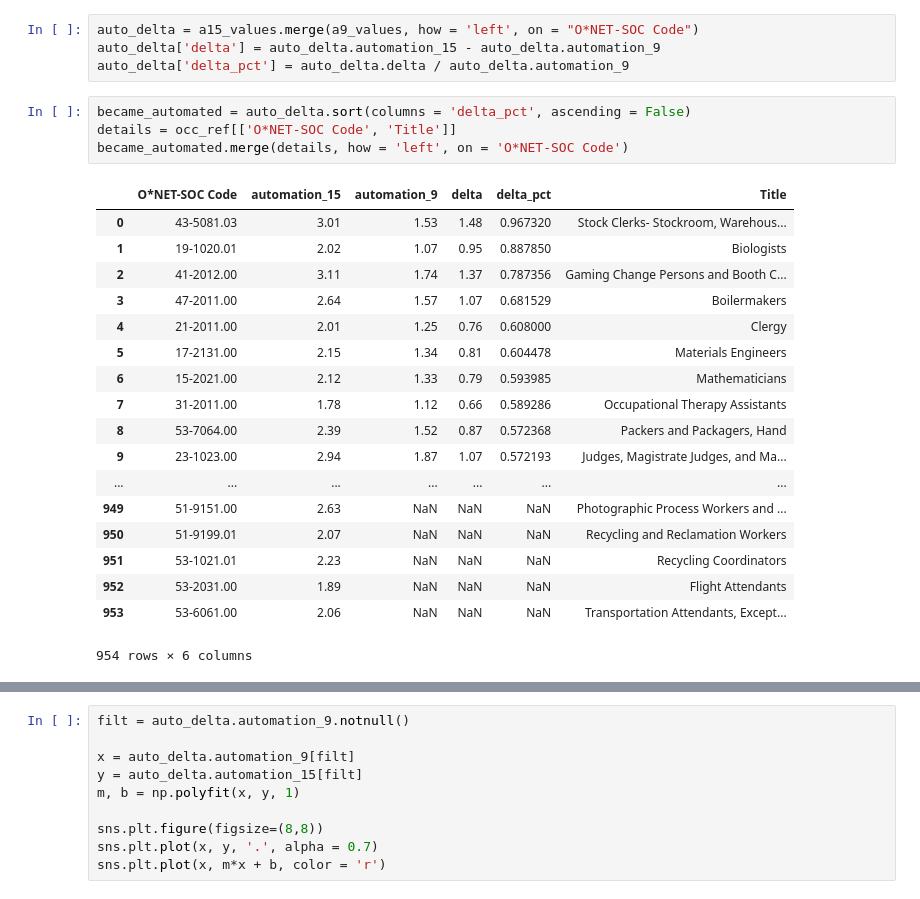
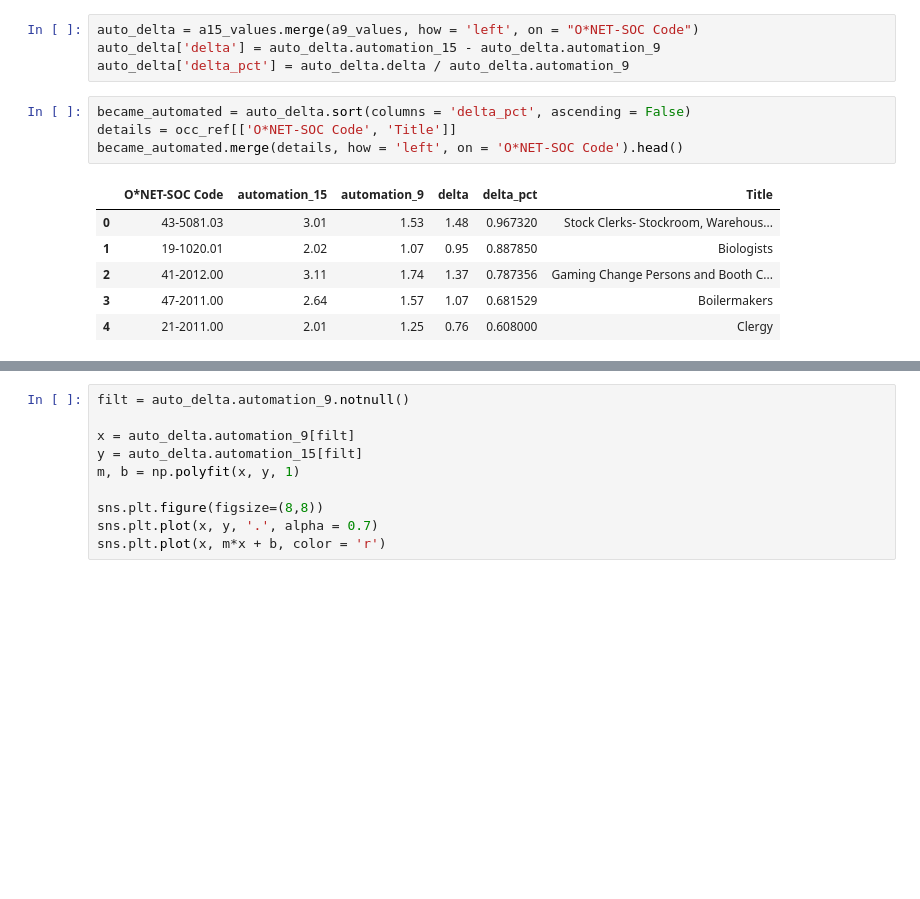
Before and after one commit to c0ns0le/future-employment, a Jupyter notebook: code/EDA.ipynb, the cells around one changed output, grey strips where cells are left out. Saved outputs shown, nothing was run; the diff lists cells and outputs as text; blank space fills up the shorter version.

```diff
--- a/code/EDA.ipynb
+++ b/code/EDA.ipynb
@@ -149,24 +155,12 @@ auto_delta['delta_pct'] = auto_delta.delta / auto_delta.automation_9
 # %%
 became_automated = auto_delta.sort(columns = 'delta_pct', ascending = False)
 details = occ_ref[['O*NET-SOC Code', 'Title']]
-became_automated.merge(details, how = 'left', on = 'O*NET-SOC Code')
+became_automated.merge(details, how = 'left', on = 'O*NET-SOC Code').head()
 # %% [output]
 |  | O*NET-SOC Code | automation_15 | automation_9 | delta | delta_pct | Title |
 | 0 | 43-5081.03 | 3.01 | 1.53 | 1.48 | 0.967320 | Stock Clerks- Stockroom, Warehous... |
 | 1 | 19-1020.01 | 2.02 | 1.07 | 0.95 | 0.887850 | Biologists |
 | 2 | 41-2012.00 | 3.11 | 1.74 | 1.37 | 0.787356 | Gaming Change Persons and Booth C... |
 | 3 | 47-2011.00 | 2.64 | 1.57 | 1.07 | 0.681529 | Boilermakers |
 | 4 | 21-2011.00 | 2.01 | 1.25 | 0.76 | 0.608000 | Clergy |
-| 5 | 17-2131.00 | 2.15 | 1.34 | 0.81 | 0.604478 | Materials Engineers |
-| 6 | 15-2021.00 | 2.12 | 1.33 | 0.79 | 0.593985 | Mathematicians |
-| 7 | 31-2011.00 | 1.78 | 1.12 | 0.66 | 0.589286 | Occupational Therapy Assistants |
-| 8 | 53-7064.00 | 2.39 | 1.52 | 0.87 | 0.572368 | Packers and Packagers, Hand |
-| 9 | 23-1023.00 | 2.94 | 1.87 | 1.07 | 0.572193 | Judges, Magistrate Judges, and Ma... |
-| ... | ... | ... | ... | ... | ... | ... |
-| 949 | 51-9151.00 | 2.63 | NaN | NaN | NaN | Photographic Process Workers and ... |
-| 950 | 51-9199.01 | 2.07 | NaN | NaN | NaN | Recycling and Reclamation Workers |
-| 951 | 53-1021.01 | 2.23 | NaN | NaN | NaN | Recycling Coordinators |
-| 952 | 53-2031.00 | 1.89 | NaN | NaN | NaN | Flight Attendants |
-| 953 | 53-6061.00 | 2.06 | NaN | NaN | NaN | Transportation Attendants, Except... |
-954 rows × 6 columns
 # %%
```
Also changed, not shown: parts of 54 cells of this notebook, 17 other files.
